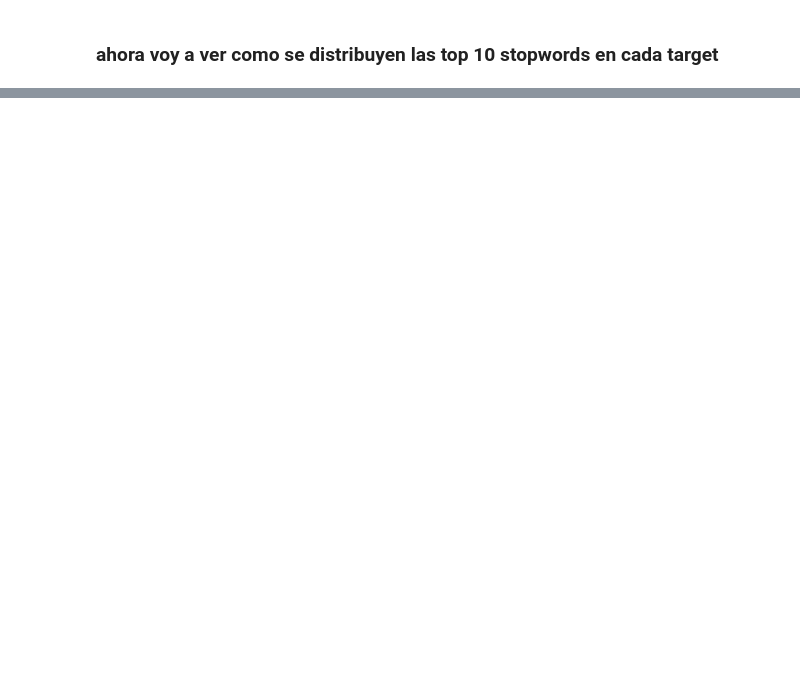
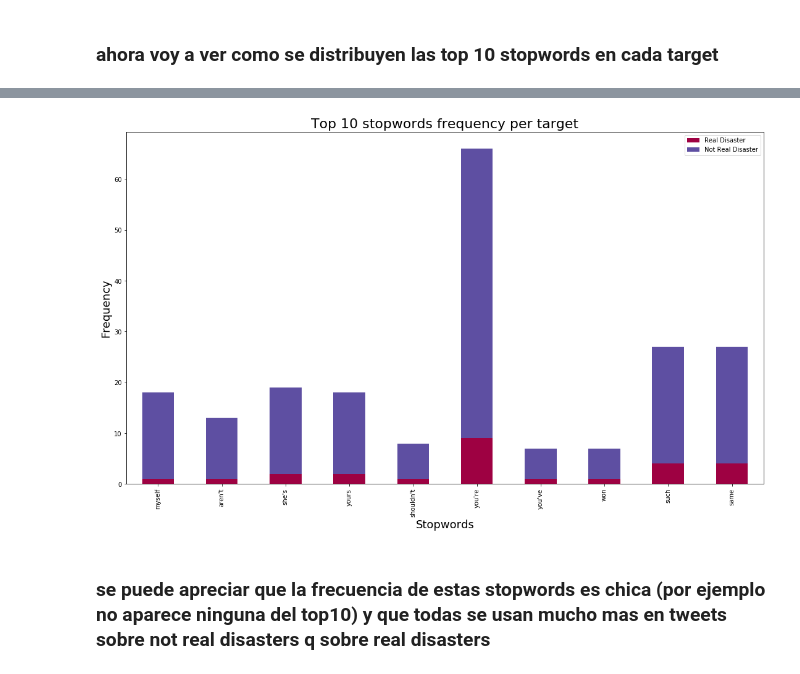
Before and after one commit to AlurrAldrey/OrgaDatosTP, a Jupyter notebook: tp1/stopwords.ipynb, the cells around one changed output, grey strips where cells are left out. Saved outputs shown, nothing was run; the diff lists cells and outputs as text; code cells hidden in the pictures; blank space fills up the shorter version.

```diff
--- a/tp1/stopwords.ipynb
+++ b/tp1/stopwords.ipynb
@@ -73,0 +91,20 @@ plt.show()
+# %%
+df2['difference'] = abs(df2[0] - df2['not_real'])
+df2['total'] = df2[0] + df2['not_real']
+df2['percentage'] = (df2['difference'] / df2['total']) * 100
+# %%
+df4 = df2.nlargest(10, columns=['percentage'])
+df4 = df4.rename(columns={'not_real': 'Not Real Disaster', 0: 'Real Disaster'})
+df4 = df4.set_index(['index'], drop=True)
+df4 = df4.drop(labels=['difference', 'total', 'percentage'], axis=1)
+# %%
+f = plt.figure()
+plt.title('Top 10 stopwords frequency per target', fontsize=22)
+ax = df4.plot(kind='bar', stacked=True, colormap='Spectral', figsize=(18.5,10.5), ax=f.gca())
+ax.set_ylabel('Frequency', fontsize=18);
+ax.set_xlabel('Stopwords', fontsize=18);
+plt.show()
+# %% [output]
+[figure, added]
+# %% [markdown]
+### se puede apreciar que la frecuencia de estas stopwords es chica (por ejemplo no aparece ninguna del top10) y que todas se usan mucho mas en tweets sobre not real disasters q sobre real disasters
```
Also changed, not shown: parts of 10 cells of this notebook.
